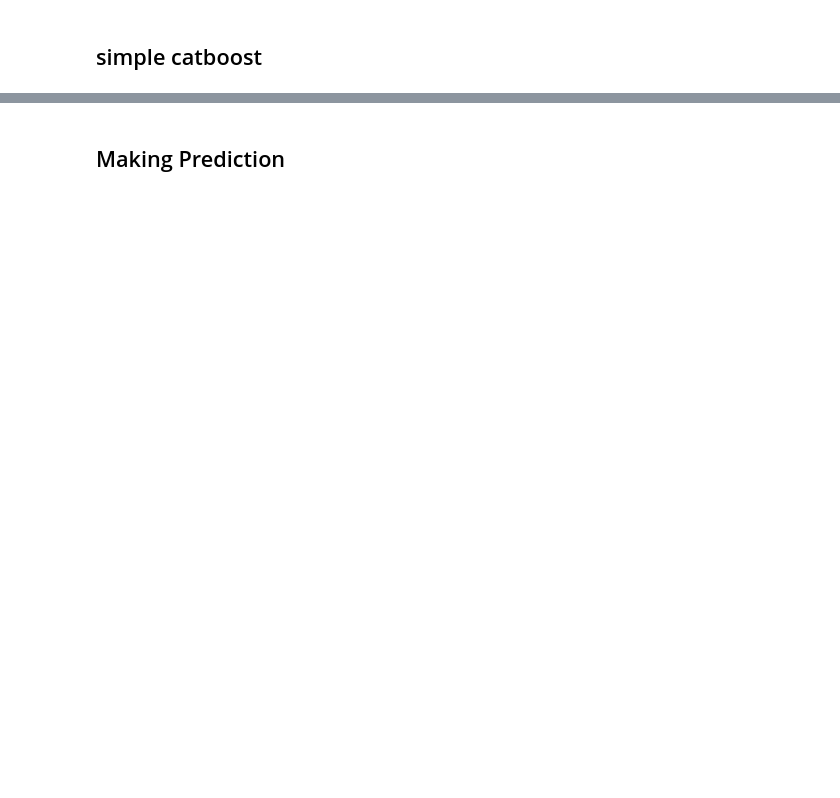
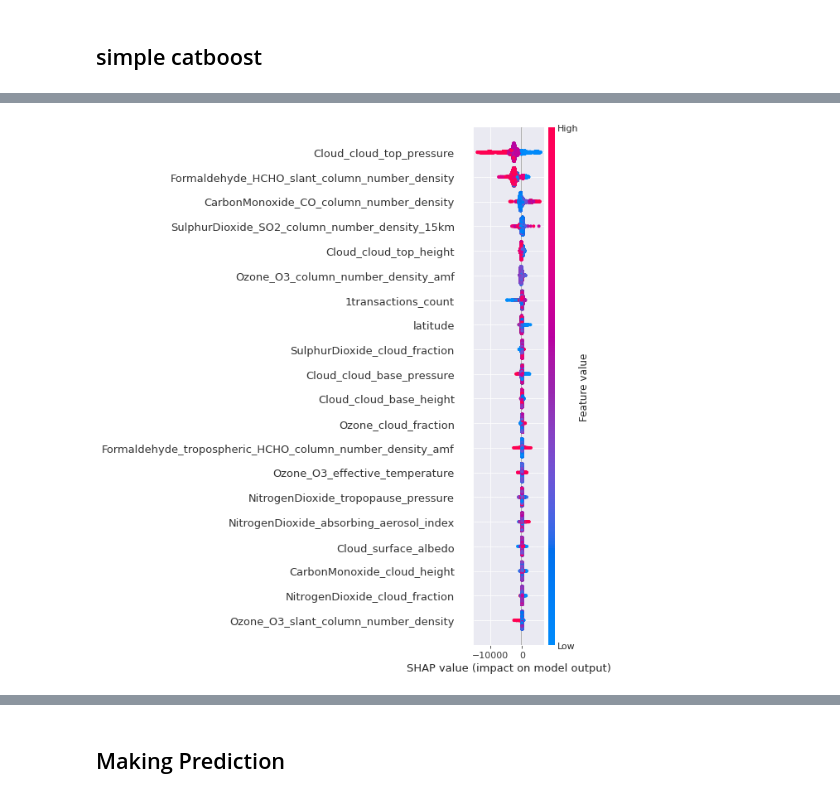
Before and after one commit to Kingston-5/UmojaHack2023Beginner, a Jupyter notebook: main.ipynb, the cells around one changed output, grey strips where cells are left out. Saved outputs shown, nothing was run; the diff lists cells and outputs as text; code cells hidden in the pictures; blank space fills up the shorter version.

```diff
--- a/main.ipynb
+++ b/main.ipynb
@@ -674,9 +803,11 @@ plt.xlabel("CatBoost Feature Importance")
 # %%
 import shap
 # %%
-explainer = shap.TreeExplainer(model)
-shap_values = explainer.shap_values(X_test)
+explainer = shap.TreeExplainer(first_model)
+shap_values = explainer.shap_values(test)
 
-shap.summary_plot(shap_values, X_test, feature_names = feature_names)
+shap.summary_plot(shap_values, test, feature_names = feature_names)
+# %% [output]
+[figure, added]
 # %%
 train.head(1)
```
Also changed, not shown: parts of 44 cells of this notebook.
